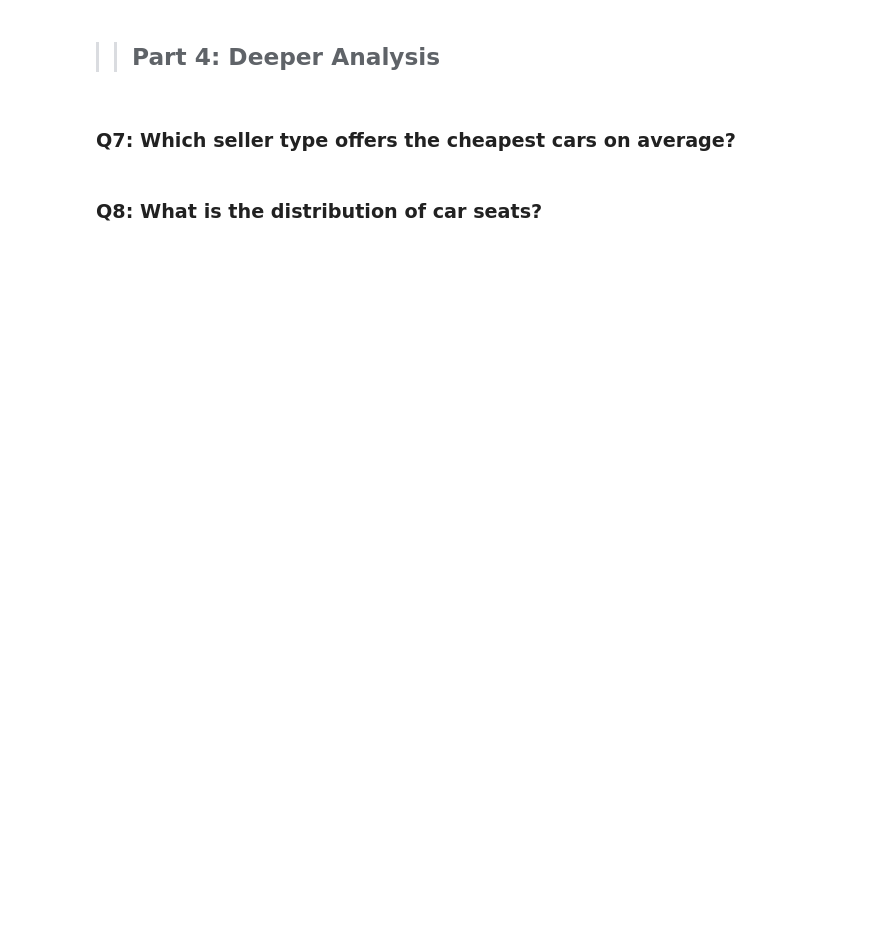
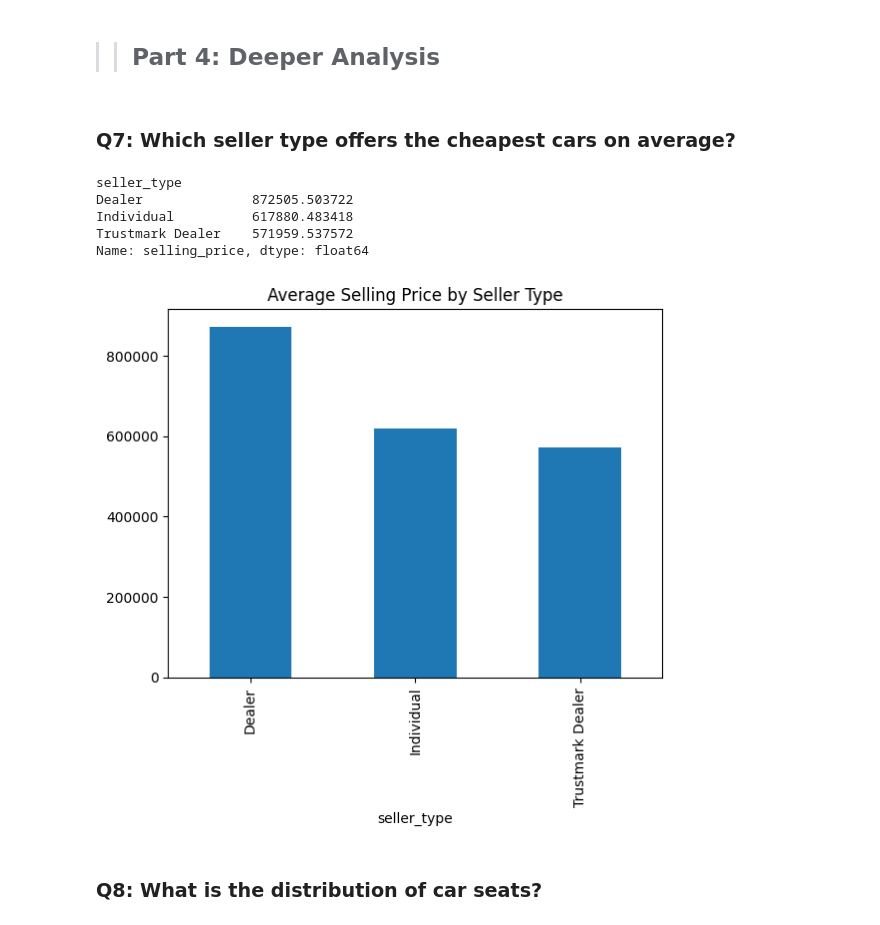
Before and after one commit to Vivek30092/AL603B-Data-and-Visual-Analytics, a Jupyter notebook: 01_Exp01.ipynb, the cells around one changed output. Saved outputs shown, nothing was run; the diff lists cells and outputs as text; code cells hidden in the pictures; blank space fills up the shorter version.

```diff
--- a/01_Exp01.ipynb
+++ b/01_Exp01.ipynb
@@ -163,0 +150,9 @@ Index(['Unnamed: 0', 'car_name', 'brand', 'model', 'vehicle_age', 'km_driven',
+# %%
+df['mileage'] = df['mileage'].astype(str).str.extract(r'(\d+\.?\d*)')[0].astype(float)
+df['engine'] = df['engine'].astype(str).str.extract(r'(\d+)')[0].astype(float)
+df['max_power'] = df['max_power'].astype(str).str.extract(r'(\d+\.?\d*)')[0].astype(float)
+
+# computing correlation
+correlation_matrix = df[['selling_price','mileage','engine','max_power']].corr()
+
+print(correlation_matrix)
@@ -165,5 +166,19 @@ Index(['Unnamed: 0', 'car_name', 'brand', 'model', 'vehicle_age', 'km_driven',
 >> ## Part 4: Deeper Analysis
 # %% [markdown]
 ### Q7: Which seller type offers the cheapest cars on average?
+# %%
+seller_avg = df.groupby('seller_type')['selling_price'].mean()
+print(seller_avg)
+
+seller_avg.plot(kind='bar')
+plt.title("Average Selling Price by Seller Type")
+plt.show()
+# %% [output]
+seller_type
+Dealer              872505.503722
+Individual          617880.483418
+Trustmark Dealer    571959.537572
+Name: selling_price, dtype: float64
+[figure, added]
 # %% [markdown]
 ### Q8: What is the distribution of car seats?
```
Also changed, not shown: parts of 7 cells of this notebook, 6 other files.
